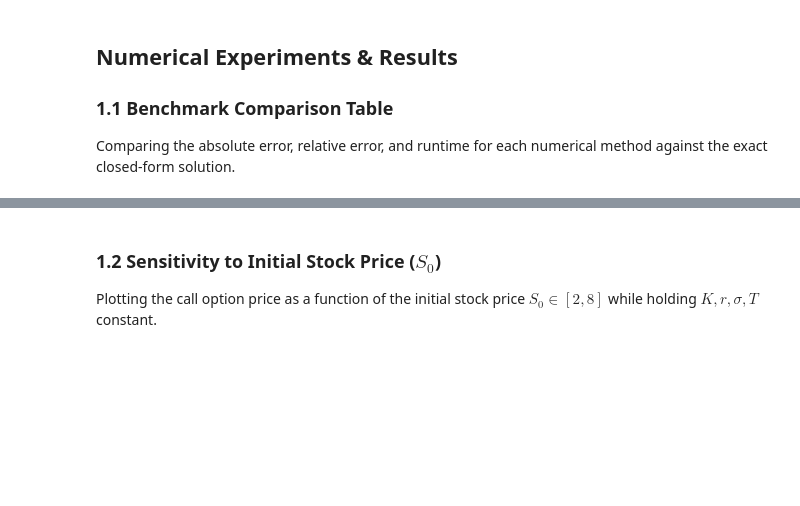
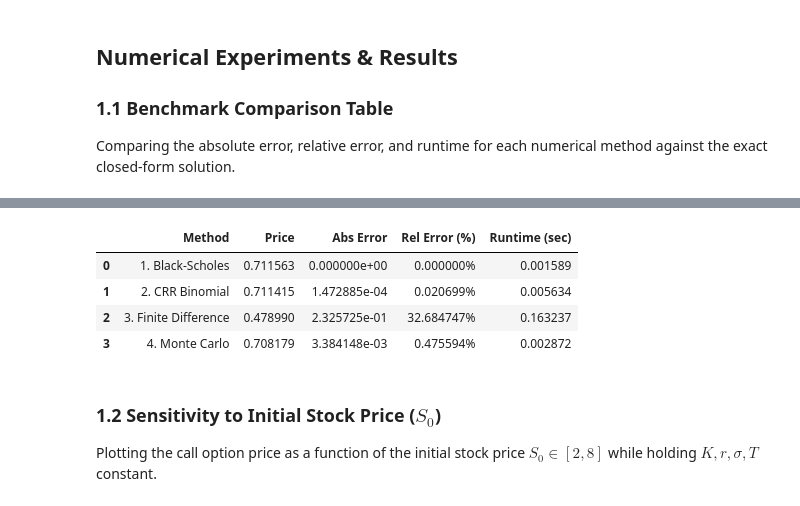
Before and after one commit to ImperialCollegeLondon/Option_Pricing_with_Stochastic_Volatility_Model_M2R_Group_51, a Jupyter notebook: Week_1/OptionPricing.ipynb, the cells around one changed output, grey strips where cells are left out. Cells and saved outputs as stored; diff of their text form; code cells hidden in the pictures; blank space fills up the shorter version.

```diff
--- a/Week_1/OptionPricing.ipynb
+++ b/Week_1/OptionPricing.ipynb
@@ -413,3 +549,79 @@ plt.show()
 
 ### 1.1 Benchmark Comparison Table
 Comparing the absolute error, relative error, and runtime for each numerical method against the exact closed-form solution.
+# %%
+import time
+import pandas as pd
+from IPython.display import display
+
+# Helper function to extract price if the pricing function returns a tuple
+# (e.g., returns (price, standard_error) or (price, grid))
+def get_price(result):
+    if isinstance(result, tuple):
+        return float(result[0]) # Assume the first element is the option price
+    return float(result)
+
+# Global test parameters
+S0_test = 5.0
+K = 5.0
+r = 0.05
+sigma = 0.3
+T = 1.0
+
+# Algorithm hyperparameters
+n_steps = 1000       # CRR steps
+M_space = 100        # FDM space grid points
+N_time = 1000        # FDM time steps
+num_paths = 100000   # Monte Carlo simulation paths
+
+results = []
+
+# 1. Black-Scholes (Benchmark)
+start_time = time.time()
+bs_raw = option_price_bs(S0_test, K, r, sigma, T)
+bs_price = get_price(bs_raw)
+time_bs = time.time() - start_time
+results.append(["1. Black-Scholes", bs_price, 0.0, 0.0, time_bs])
+
+# 2. CRR Binomial Tree
+start_time = time.time()
+crr_raw = option_price_crr(S0_test, K, r, sigma, T, n_steps)
+crr_price = get_price(crr_raw)
+time_crr = time.time() - start_time
+abs_err_crr = abs(crr_price - bs_price)
+rel_err_crr = (abs_err_crr / bs_price) * 100
+results.append(["2. CRR Binomial", crr_price, abs_err_crr, rel_err_crr, time_crr])
+
+# 3. Finite Difference Method (PDE)
+start_time = time.time()
+fdm_raw = fd_call_price(S0_test, K, r, sigma, T, M_space, N_time)
+fdm_price = get_price(fdm_raw)
+time_fdm = time.time() - start_time
+abs_err_fdm = abs(fdm_price - bs_price)
+rel_err_fdm = (abs_err_fdm / bs_price) * 100
+results.append(["3. Finite Difference", fdm_price, abs_err_fdm, rel_err_fdm, time_fdm])
+
+# 4. Monte Carlo Simulation
+start_time = time.time()
+mc_raw = option_price_monte_carlo(S0_test, K, r, sigma, T, num_paths)
+mc_price = get_price(mc_raw)
+time_mc = time.time() - start_time
+abs_err_mc = abs(mc_price - bs_price)
+rel_err_mc = (abs_err_mc / bs_price) * 100
+results.append(["4. Monte Carlo", mc_price, abs_err_mc, rel_err_mc, time_mc])
+
+# Create and display DataFrame
+df_benchmark = pd.DataFrame(results, columns=["Method", "Price", "Abs Error", "Rel Error (%)", "Runtime (sec)"])
+
+print("=" * 90)
+print(f"Benchmark Comparison Table (S0={S0_test}, K={K}, T={T}, r={r}, σ={sigma})")
+print("=" * 90)
+
+# Use pandas style to format the output table cleanly
+display(df_benchmark.style.format({
+    "Price": "{:.6f}",
+    "Abs Error": "{:.6e}",
+    "Rel Error (%)": "{:.6f}%",
+    "Runtime (sec)": "{:.6f}"
+}))
+# %% [output]
@@ -416,3 +631,8 @@ Comparing the absolute error, relative error, and runtime for each numerical met
+|  | Method | Price | Abs Error | Rel Error (%) | Runtime (sec) |
+| 0 | 1. Black-Scholes | 0.711563 | 0.000000e+00 | 0.000000% | 0.001589 |
+| 1 | 2. CRR Binomial | 0.711415 | 1.472885e-04 | 0.020699% | 0.005634 |
+| 2 | 3. Finite Difference | 0.478990 | 2.325725e-01 | 32.684747% | 0.163237 |
+| 3 | 4. Monte Carlo | 0.708179 | 3.384148e-03 | 0.475594% | 0.002872 |
 # %% [markdown]
 ### 1.2 Sensitivity to Initial Stock Price ($S_0$)
 Plotting the call option price as a function of the initial stock price $S_0 \in [2, 8]$ while holding $K, r, \sigma, T$ constant.
```
Also changed, not shown: parts of 9 cells of this notebook.
